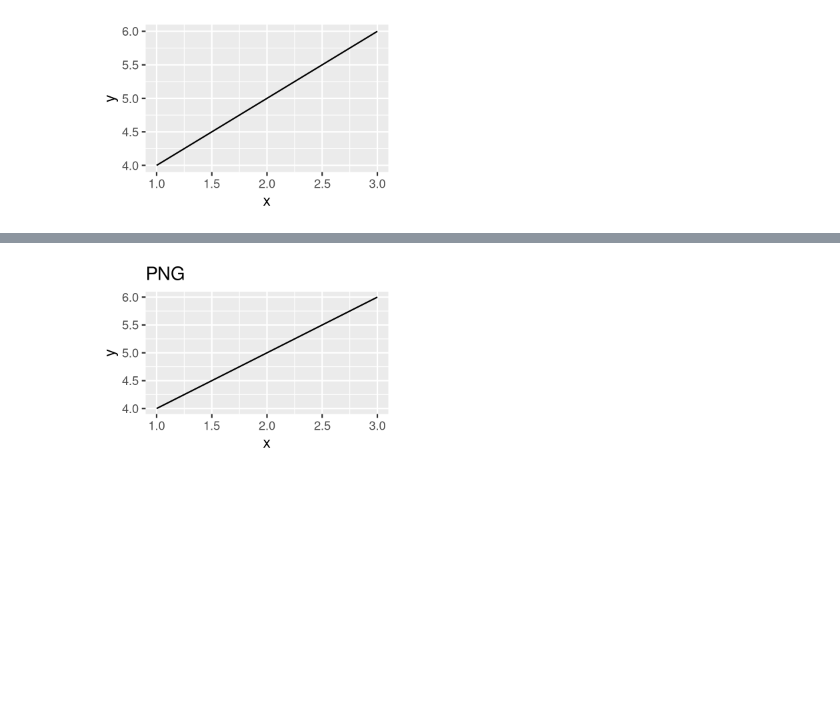
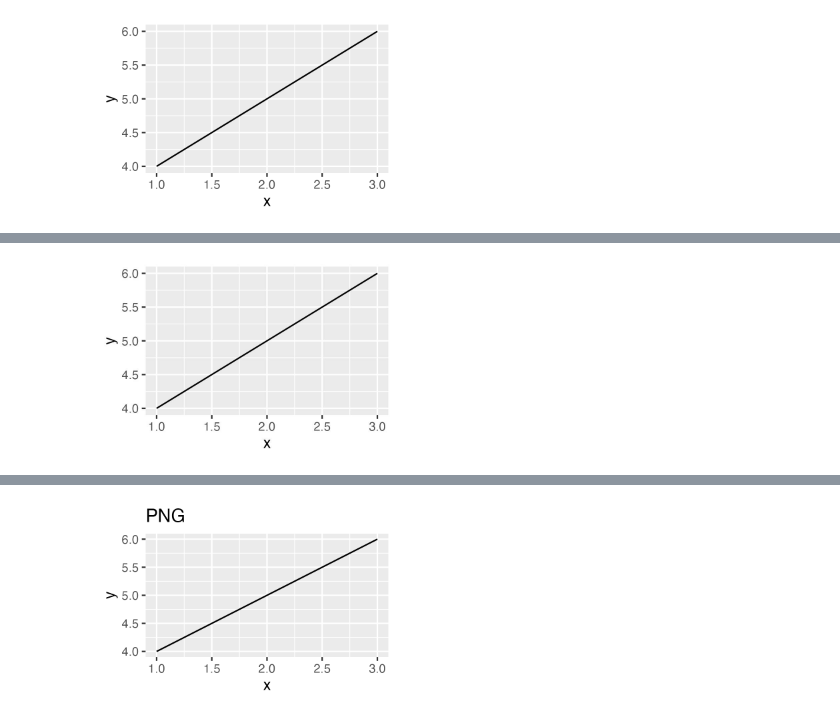
Before and after one commit to kota7/ggshow, a Jupyter notebook: examples.ipynb, the cells around one changed output, grey strips where cells are left out. Cells and saved outputs as stored; diff of their text form; code cells hidden in the pictures; blank space fills up the shorter version.

```diff
--- a/examples.ipynb
+++ b/examples.ipynb
@@ -50,8 +50,10 @@ None
 # %%
 # Example to save the graph to a file
-ggwrite("""
-    x <- c(1,2,3)
-    y <- c(4,5,6)
-    qplot(x, y, geom="line")
-""", "foo.jpg", savesize=(4, 2))
+ggshow("""
+  x <- c(1,2,3)
+  y <- c(4,5,6)
+  ggplot(mapping=aes(x, y)) + geom_line()
+""", outfile="foo.jpg", savesize=(3, 2))
+# %% [output]
+[figure, added]
 # %%
```
Also changed, not shown: parts of 9 cells of this notebook, 1 other file.
